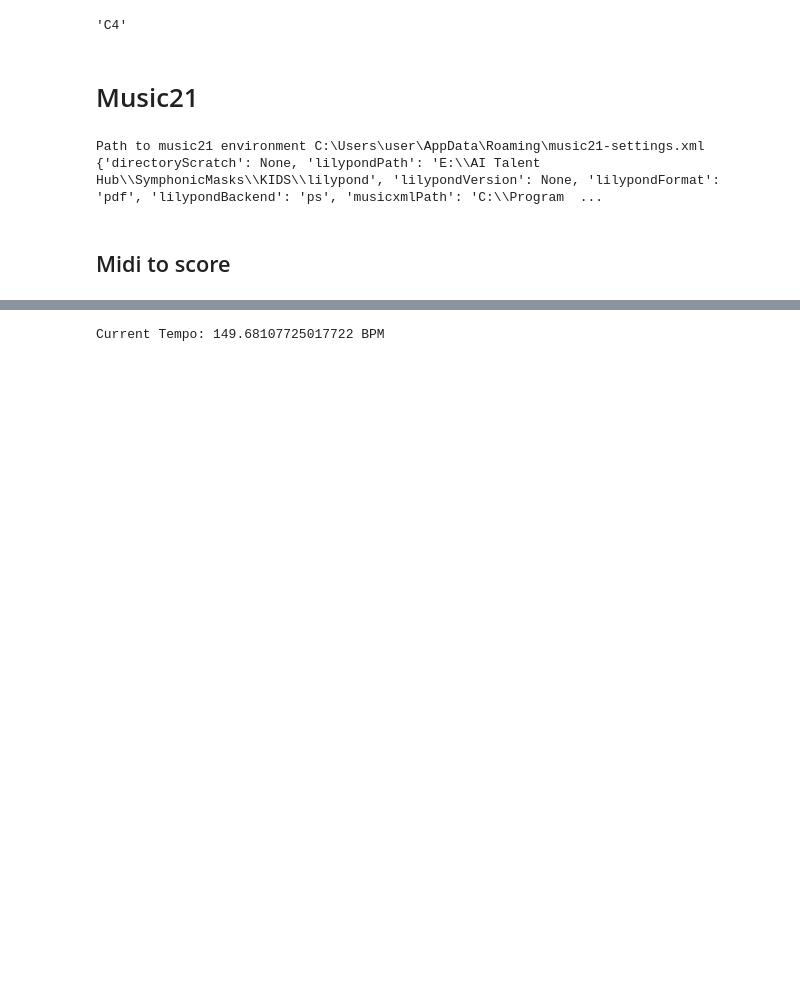
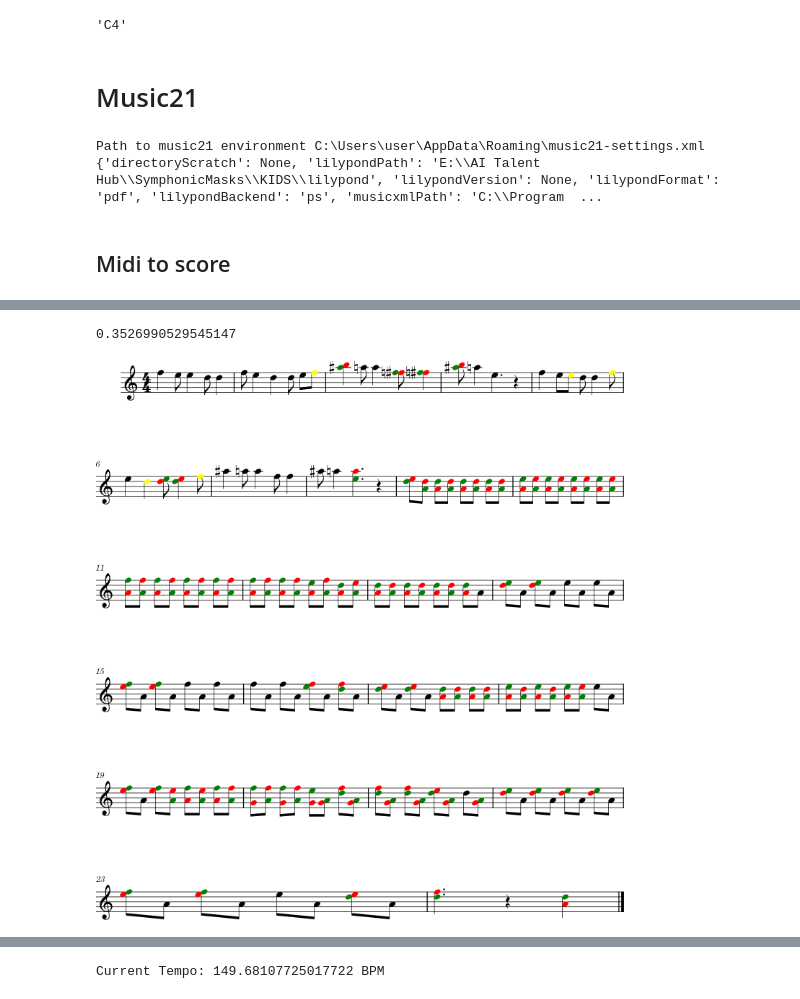
Before and after one commit to SymphonicMasks/symphonic_masks_kids, a Jupyter notebook: audio_to_midi.ipynb, the cells around one changed output, grey strips where cells are left out. Saved outputs shown, nothing was run; the diff lists cells and outputs as text; code cells hidden in the pictures; blank space fills up the shorter version.

Commit message:
Add coloring errors

```diff
--- a/audio_to_midi.ipynb
+++ b/audio_to_midi.ipynb
@@ -34,7 +24,7 @@ def midi_to_notes(midi_data) -> list[pretty_midi.Note]:
 
     return notes
 # %%
-midi_data = pretty_midi.PrettyMIDI("path_to_new_midi_file.mid")
+# midi_data = pretty_midi.PrettyMIDI("path_to_new_midi_file.mid")
 notes = midi_to_notes(midi_data)
 notes
 # %% [output]
@@ -196,0 +191,9 @@ stream1.show()
+# %%
+stream_notes = stream1.notes
+fractions = []
+original_notes = []
+for note in stream_notes:
+    if note.isRest:
+        continue
+    original_notes.append(note.nameWithOctave)
+    fractions.append(note.quarterLength)
@@ -196,0 +204,63 @@ stream1.show()
+# %%
+import copy
+
+# midi_data = pretty_midi.PrettyMIDI("data/midi/k.mid")
+notes = midi_to_notes(midi_data)
+tempo = midi_data.estimate_tempo()
+notes_in_one_sec = tempo / 60
+one_time = round(1 / notes_in_one_sec, 2)
+
+start_time = notes[0].start
+name = pretty_midi.note_number_to_name(notes[0].pitch)
+results = []
+stream_error = copy.deepcopy(stream1)
+
+while name != original_notes[0]:
+    notes.pop(0)
+    name = pretty_midi.note_number_to_name(notes[0].pitch)
+
+for i, _note in enumerate(notes):
+    if i >= len(original_notes):
+        break
+    options = [0.5, 1, 1.5, 4]
+    name = pretty_midi.note_number_to_name(_note.pitch)
+    rest = None
+
+    if i + 1 < len(notes):
+        next_note = notes[i + 1]
+        if next_note.start < _note.end:
+            _note.end = next_note.start
+        pause_fraction = (next_note.start - _note.end) / one_time
+        if pause_fraction > 0.7:
+            rest_fraction = min(options, key=lambda x: abs(x - pause_fraction))
+            rest = music21.note.Rest(quarterLength=rest_fraction)
+
+    note_time = _note.end - _note.start
+    note_fraction = note_time / one_time
+    note_fraction = min(options, key=lambda x: abs(x - note_fraction))
+
+    if name != original_notes[i]:
+        error = "NOTE"
+        wrong_note = Note21(name, quarterLength=fractions[i])
+        wrong_note.style.color = "red"
+
+        orig_note = stream_error.notes[i]
+        orig_note.style.color = "green"
+
+        chord_notes = [orig_note, wrong_note]
+        chord_element = chord.Chord(chord_notes)
+
+        stream_error.replace(stream_error.notes[i], chord_element)
+
+    elif note_fraction != fractions[i]:
+        error = f"DUR_{note_fraction != fractions[i]}"
+        stream_error.notes[i].style.color = "yellow"
+    else:
+        error = None
+
+    results.append({"index": i, "note": name, "duration": note_fraction, "error": error})
+
+stream_error.show()
+# %% [output]
+0.3526990529545147
+[figure, added]
```
Also changed, not shown: parts of 16 cells of this notebook.
